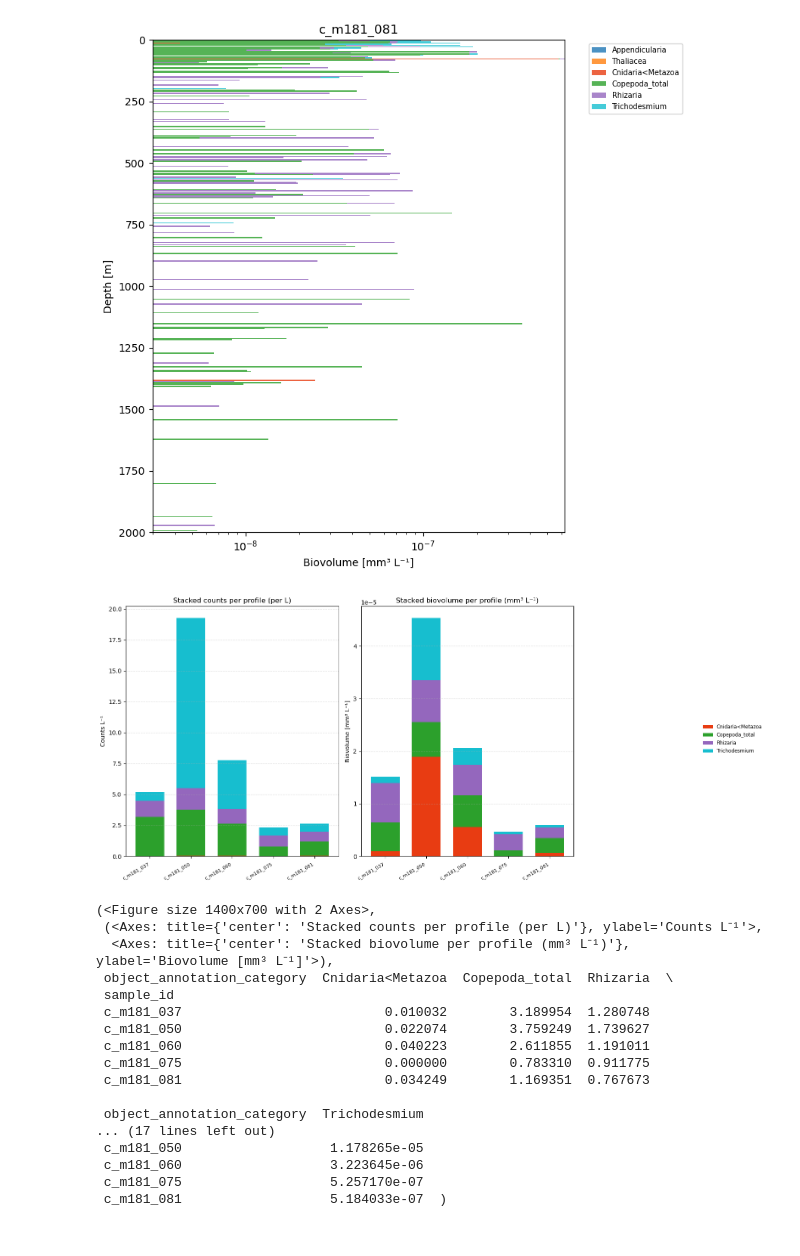
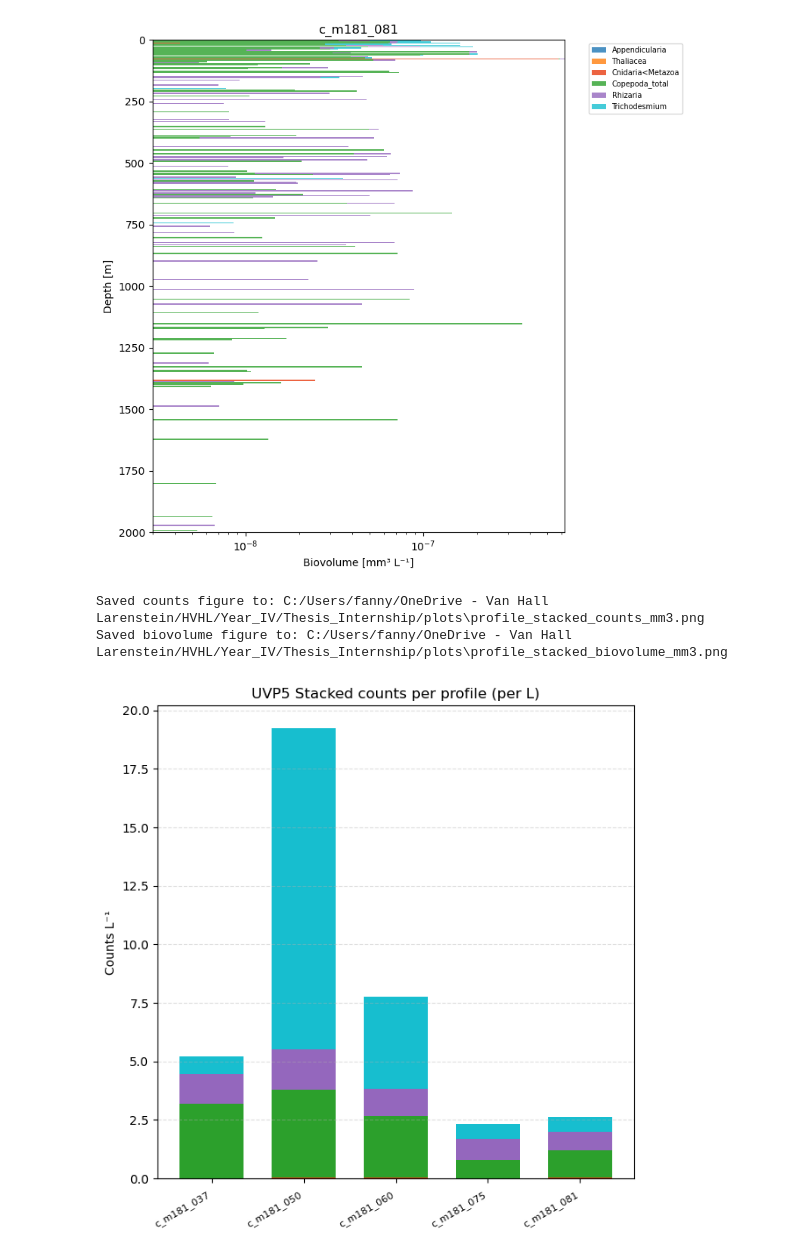
Before and after one commit to fannz00/ImageProcessing, a Jupyter notebook: UVP5_data.ipynb, the cells around one changed output. Saved outputs shown, nothing was run; the diff lists cells and outputs as text; code cells hidden in the pictures.

Commit message:
updates plotting & debugging

```diff
--- a/UVP5_data.ipynb
+++ b/UVP5_data.ipynb
@@ -473,7 +506,6 @@ plot_biovolume_vs_depth_stacked_normalized(biovolume_df)
 [figure]
 [figure]
 # %%
-# Single robust implementation of the plotting function (replace duplicates)
 def plot_profile_stacked_counts_and_biovolume(
     counts_df,
     biovolume_df,
@@ -488,10 +520,8 @@ def plot_profile_stacked_counts_and_biovolume(
     category_colors=None,
     id_col=None,
 ):
-    """Plot side-by-side stacked counts and biovolume per profile.
-    Counts are plotted as counts per liter (Counts L⁻¹).
-    biovolume_df values are expected in μm³; plots show mm³ L⁻¹ by default (unit='mm3').
-    Returns (fig, (ax_counts, ax_bio), agg_counts_per_L, agg_bio_per_unit_per_L).
+    """Plot stacked counts and stacked biovolume per profile as two separate images.
+    Returns ((fig_counts, fig_bio), (ax_counts, ax_bio), agg_counts, agg_bio_per_unit_per_L).
     """
     import os
     import numpy as np
@@ -517,7 +547,6 @@ def plot_profile_stacked_counts_and_biovolume(
         c['count_per_liter'] = c['count'] / c['sampled_volume_L'].replace({0: np.nan})
         agg_counts = c.groupby(['sample_id', 'object_annotation_category'])['count_per_liter'].sum().unstack(fill_value=0)
     elif 'count' in c.columns:
-        # fallback: aggregate absolute counts and warn
         agg_counts = c.groupby(['sample_id', 'object_annotation_category'])['count'].sum().unstack(fill_value=0)
         print("Warning: counts_df did not contain 'count_per_liter' or 'sampled_volume_L'; plotting absolute counts")
     else:
@@ -575,12 +604,10 @@ def plot_profile_stacked_counts_and_biovolume(
     else:
         colors = [CLASS_COLOR_MAP.get(cat, cmap(i % cmap.N)) for i, cat in enumerate(categories)]
 
-    # plot
-    fig, (ax_counts, ax_bio) = plt.subplots(1, 2, figsize=figsize, sharey=False)
+    # === PLOT COUNTS (separate figure) ===
+    fig_counts, ax_counts = plt.subplots(1, 1, figsize=(figsize[0] / 2 if isinstance(figsize, tuple) else 8, figsize[1]))
     x = np.arange(len(profiles))
     width = 0.7
-
-    # stacked counts (now per L)
     bottom = np.zeros(len(profiles))
     for i, cat in enumerate(categories):
         vals = agg_counts[cat].values
@@ -590,10 +617,11 @@ def plot_profile_stacked_counts_and_biovolume(
     ax_counts.set_xticklabels(profiles, rotation=30, ha='right', fontsize=8)
     ax_counts.tick_params(axis='x', which='major', pad=6)
     ax_counts.set_ylabel('Counts L⁻¹')
-    ax_counts.set_title('Stacked counts per profile (per L)')
+    ax_counts.set_title('UVP5 Stacked counts per profile (per L)')
     ax_counts.grid(axis='y', linestyle='--', alpha=0.4)
 
-    # stacked biovolume (per L, converted to requested unit)
+    # === PLOT BIOVOLUME (separate figure) ===
+    fig_bio, ax_bio = plt.subplots(1, 1, figsize=(figsize[0] / 2 if isinstance(figsize, tuple) else 8, figsize[1]))
     bottom = np.zeros(len(profiles))
     for i, cat in enumerate(categories):
         vals = agg_bio_per_unit_per_L[cat].values
@@ -601,60 +629,46 @@ def plot_profile_stacked_counts_and_biovolume(
         bottom += vals
     ax_bio.set_xticks(x)
     ax_bio.set_xticklabels(profiles, rotation=30, ha='right', fontsize=8)
     ax_bio.tick_params(axis='x', which='major', pad=6)
     ax_bio.set_ylabel(f'Biovolume [{unit_label} L⁻¹]')
     ax_bio.set_title(f'Stacked biovolume per profile ({unit_label} L⁻¹)')
     ax_bio.grid(axis='y', linestyle='--', alpha=0.4)
 
-    # legend: place vertically at the right side of the figure (outside axes)
+    # legend: use a single legend saved with the biovolume figure (outside axes)
     handles, labels = ax_bio.get_legend_handles_labels()
-    fig.legend(handles, labels,
-               loc='center left',
-               bbox_to_anchor=(1.02, 0.5),
-               fontsize='small',
-               frameon=False)
+    # place legend below the biovolume figure to keep it visible when figures are separate
+    fig_bio.legend(handles, labels, loc='lower center', bbox_to_anchor=(0.5, -0.12), ncol=3, fontsize='small', frameon=False)
 
-    # tighten layout but leave room on the right for the legend
-    plt.tight_layout(rect=[0, 0, 0.82, 1])
+    plt.tight_layout()
 
+    # save separate images if requested
     if plot_path:
         os.makedirs(plot_path, exist_ok=True)
-        fname = os.path.join(plot_path, f'profile_stacked_counts_biovolume_{unit}.png')
-        fig.savefig(fname, dpi=300, bbox_inches='tight')
+        fname_counts = os.path.join(plot_path, f'profile_stacked_counts_{unit}.png')
+        fname_bio = os.path.join(plot_path, f'profile_stacked_biovolume_{unit}.png')
+        fig_counts.savefig(fname_counts, dpi=300, bbox_inches='tight')
+        fig_bio.savefig(fname_bio, dpi=300, bbox_inches='tight')
+        print(f'Saved counts figure to: {fname_counts}')
+        print(f'Saved biovolume figure to: {fname_bio}')
 
     plt.show()
-    return fig, (ax_counts, ax_bio), agg_counts, agg_bio_per_unit_per_L
+    return (fig_counts, fig_bio), (ax_counts, ax_bio), agg_counts, agg_bio_per_unit_per_L
 
-# example usage (now defaults to mm3):
+# example usage (now saves two separate images):
 plot_profile_stacked_counts_and_biovolume(
     counts, biovolume_df,
     unit='mm3',
     top_n=6,
     plot_path=plot_path,
     figsize=(14, 7),
     profile_order=None,
     cmap_name='tab20',
     include_categories=None,
     exclude_categories=None,
     category_colors=None,
     id_col=None
 )
 # %% [output]
+Saved counts figure to: C:/Users/fanny/OneDrive - Van Hall Larenstein/HVHL/Year_IV/Thesis_Internship/plots\profile_stacked_counts_mm3.png
+Saved biovolume figure to: C:/Users/fanny/OneDrive - Van Hall Larenstein/HVHL/Year_IV/Thesis_Internship/plots\profile_stacked_biovolume_mm3.png
-[figure, old version]
+[figure, new version]
-(<Figure size 1400x700 with 2 Axes>,
- (<Axes: title={'center': 'Stacked counts per profile (per L)'}, ylabel='Counts L⁻¹'>,
-  <Axes: title={'center': 'Stacked biovolume per profile (mm³ L⁻¹)'}, ylabel='Biovolume [mm³ L⁻¹]'>),
- object_annotation_category  Cnidaria<Metazoa  Copepoda_total  Rhizaria  \
- sample_id
- c_m181_037                          0.010032        3.189954  1.280748
- c_m181_050                          0.022074        3.759249  1.739627
- c_m181_060                          0.040223        2.611855  1.191011
- c_m181_075                          0.000000        0.783310  0.911775
- c_m181_081                          0.034249        1.169351  0.767673
-
- object_annotation_category  Trichodesmium
-... (17 lines left out)
- c_m181_050                   1.178265e-05
- c_m181_060                   3.223645e-06
- c_m181_075                   5.257170e-07
- c_m181_081                   5.184033e-07  )
```
Also changed, not shown: parts of 5 cells of this notebook, 3 other files.
